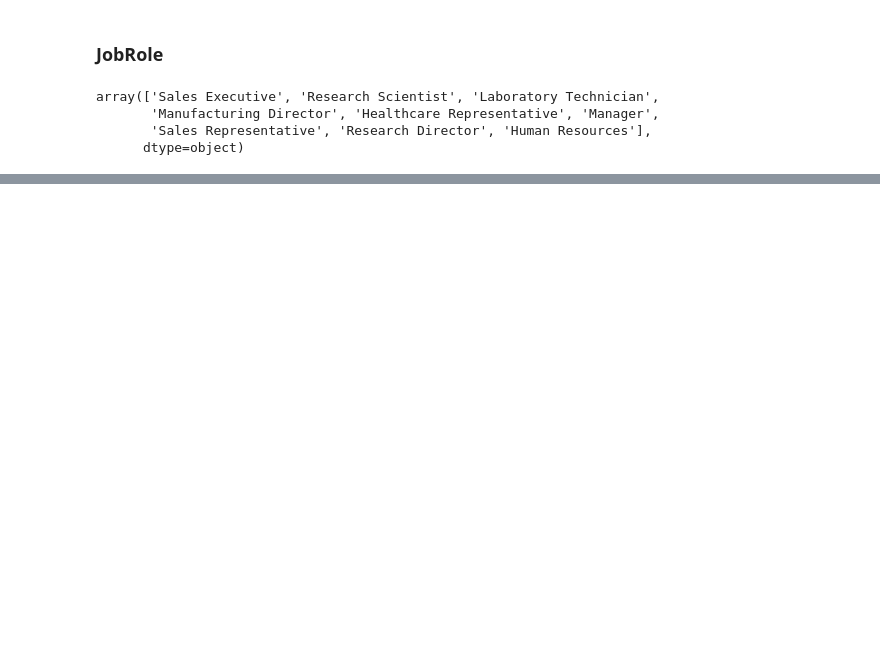
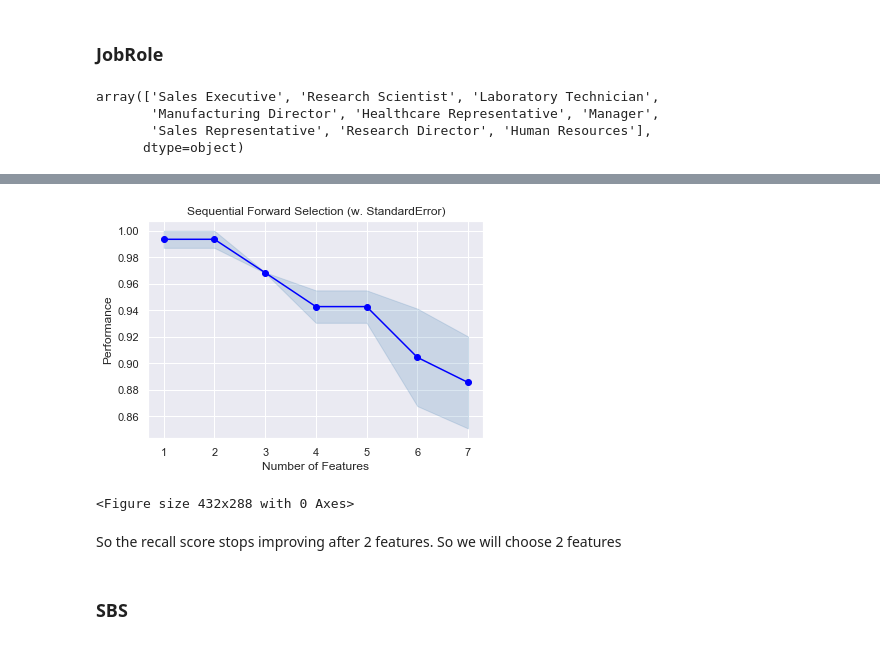
Before and after one commit to tmcdonald92/Bike-Traffic-In-Paris, a Jupyter notebook: Classification Model/IBM Employee Attrition.ipynb, the cells around one changed output, grey strips where cells are left out. Drawn from its saved outputs; the diff is of its cells as text; code cells hidden in the pictures; blank space fills up the shorter version.

```diff
--- a/Classification Model/IBM Employee Attrition.ipynb
+++ b/Classification Model/IBM Employee Attrition.ipynb
@@ -221,0 +330,2 @@ dummies.append('JobRole')
+# %%
+employees_dummies = pd.get_dummies(employees_reg, columns=dummies, drop_first=True)
@@ -221,0 +362,7 @@ dummies.append('JobRole')
+# %%
+X_train, X_test,y_train,y_test = train_test_split(employees_dummies.drop('Attrition',axis=1), \
+                                                  employees_dummies.Attrition, \
+                                                  test_size=1/3, \
+                                                  random_state=42, \
+                                                  stratify=employees_dummies.Attrition
+                                                 )
@@ -221,0 +373,5 @@ dummies.append('JobRole')
+# %%
+estimator=LogisticRegression(max_iter = 10000, class_weight='balanced')
+model = estimator.fit(X_train,y_train)
+
+y_pred1=model.predict(X_test)
@@ -221,0 +423,12 @@ dummies.append('JobRole')
+# %%
+from mlxtend.feature_selection import SequentialFeatureSelector as sfs
+sfs1=sfs(estimator,
+         k_features=7,
+         forward=True,
+         floating=False,
+         scoring='recall'
+        )
+
+model = sfs1.fit(X_train,y_train)
+
+model.get_metric_dict()
@@ -221,0 +453,11 @@ dummies.append('JobRole')
+# %%
+from mlxtend.plotting import plot_sequential_feature_selection as plot_sfs
+fig=plot_sfs(sfs1.get_metric_dict(), kind='std_err')
+plt.title('Sequential Forward Selection (w. StandardError)')
+plt.show()
+plt.savefig('SFS_graph.png')
+# %% [output]
+[figure, added]
+<Figure size 432x288 with 0 Axes>
+# %% [markdown]
+So the recall score stops improving after 2 features. So we will choose 2 features
@@ -221,0 +468,2 @@ dummies.append('JobRole')
+# %% [markdown]
+### SBS
```
Also changed, not shown: parts of 118 cells of this notebook, 5 other files.
